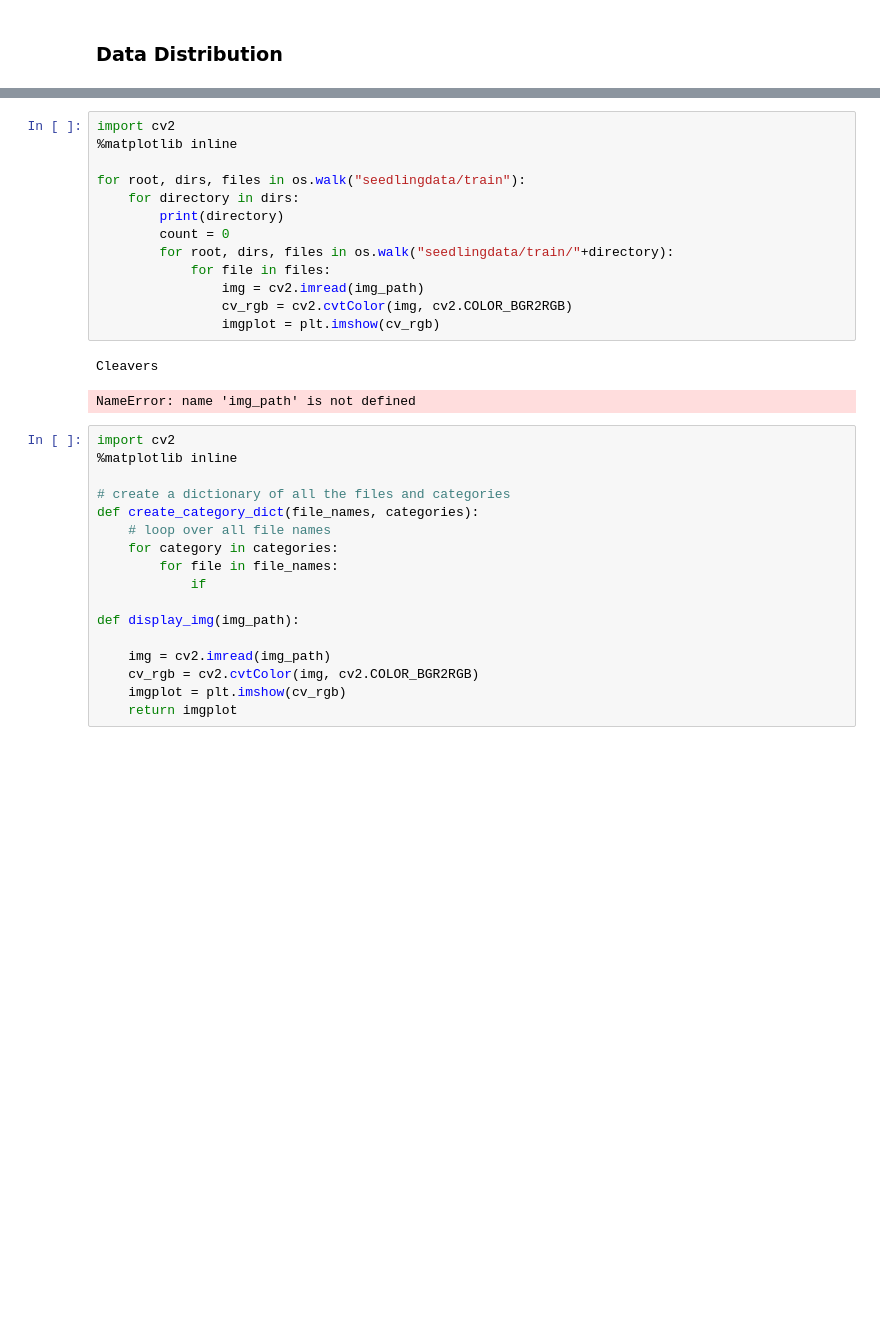
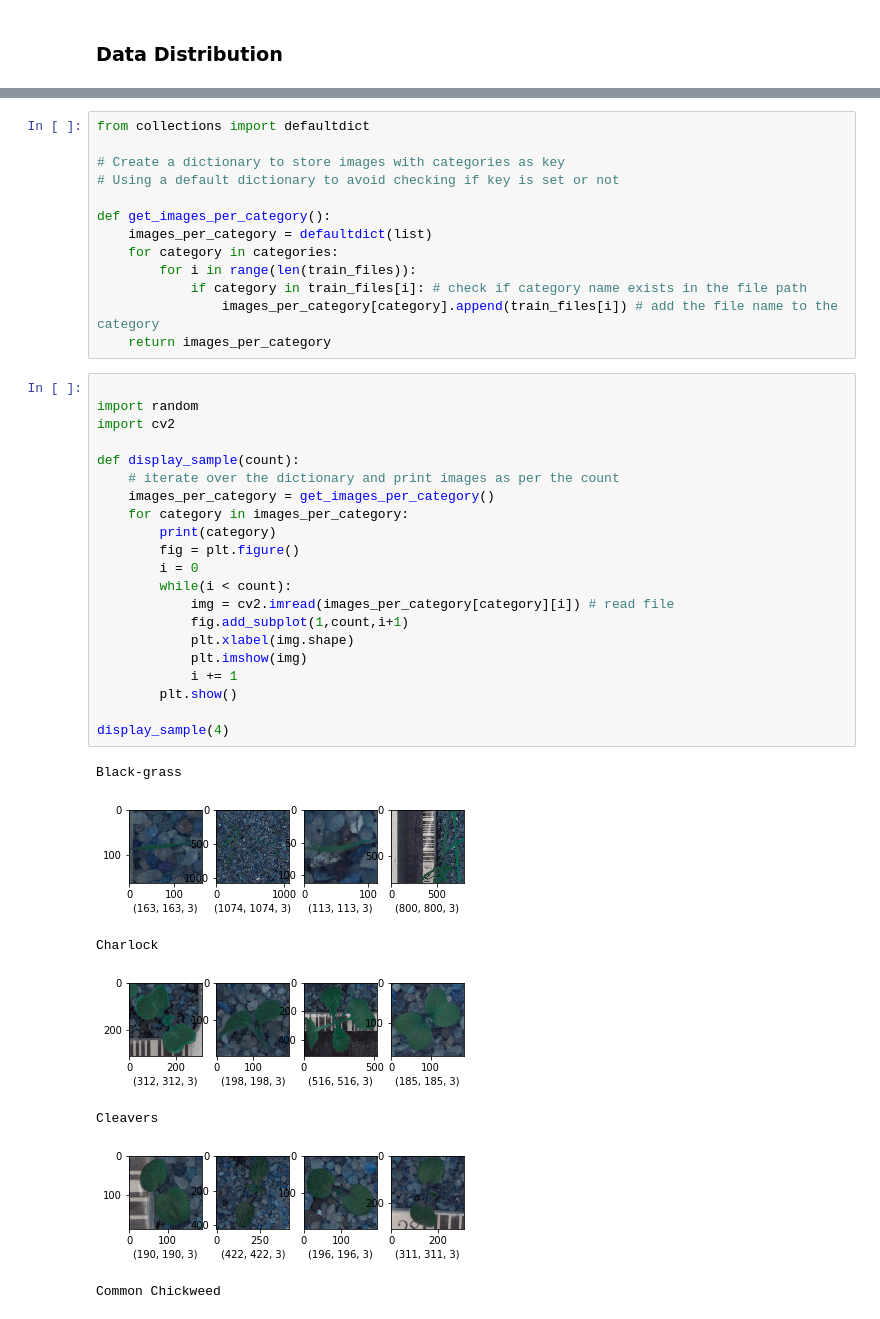
Before and after one commit to siddharth27/MLND_Capstone, a Jupyter notebook: Capstone_Project.ipynb, the cells around one changed output, grey strips where cells are left out. Cells and saved outputs as stored; diff of their text form; blank space fills up the shorter version.

Commit message:
added code to display sample images

```diff
--- a/Capstone_Project.ipynb
+++ b/Capstone_Project.ipynb
@@ -113,33 +115,42 @@ DATA DISTRIBUTION
-# %%
-import cv2
-%matplotlib inline
-
-for root, dirs, files in os.walk("seedlingdata/train"):
-    for directory in dirs:
-        print(directory)
-        count = 0
-        for root, dirs, files in os.walk("seedlingdata/train/"+directory):
-            for file in files:
-                img = cv2.imread(img_path)
-                cv_rgb = cv2.cvtColor(img, cv2.COLOR_BGR2RGB)
-                imgplot = plt.imshow(cv_rgb)
-# %% [output]
-Cleavers
-NameError: name 'img_path' is not defined
-# %%
-import cv2
-%matplotlib inline
-
-# create a dictionary of all the files and categories
-def create_category_dict(file_names, categories):
-    # loop over all file names
-    for category in categories:
-        for file in file_names:
-            if
-
-def display_img(img_path):
-
-    img = cv2.imread(img_path)
-    cv_rgb = cv2.cvtColor(img, cv2.COLOR_BGR2RGB)
-    imgplot = plt.imshow(cv_rgb)
-    return imgplot
+# %%
+from collections import defaultdict
+
+# Create a dictionary to store images with categories as key
+# Using a default dictionary to avoid checking if key is set or not
+
+def get_images_per_category():
+    images_per_category = defaultdict(list)
+    for category in categories:
+        for i in range(len(train_files)):
+            if category in train_files[i]: # check if category name exists in the file path
+                images_per_category[category].append(train_files[i]) # add the file name to the category
+    return images_per_category
+# %%
+
+import random
+import cv2
+
+def display_sample(count):
+    # iterate over the dictionary and print images as per the count
+    images_per_category = get_images_per_category()
+    for category in images_per_category:
+        print(category)
+        fig = plt.figure()
+        i = 0
+        while(i < count):
+            img = cv2.imread(images_per_category[category][i]) # read file
+            fig.add_subplot(1,count,i+1)
+            plt.xlabel(img.shape)
+            plt.imshow(img)
+            i += 1
+        plt.show()
+
+display_sample(4)
+# %% [output]
+Black-grass
+[figure, added]
+Charlock
+[figure, added]
+Cleavers
+[figure, added]
+Common Chickweed
```
Also changed, not shown: parts of 4 cells of this notebook.
